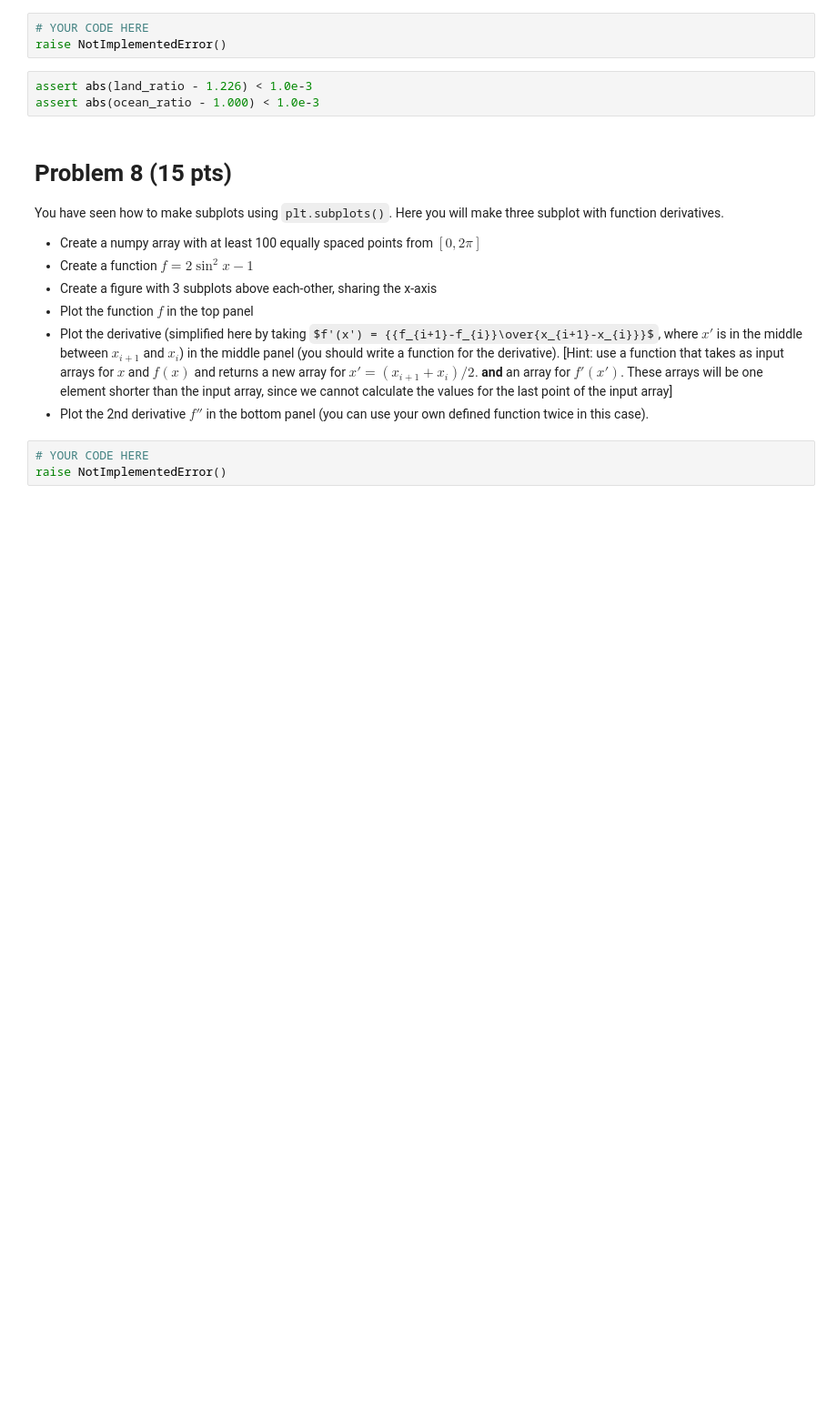
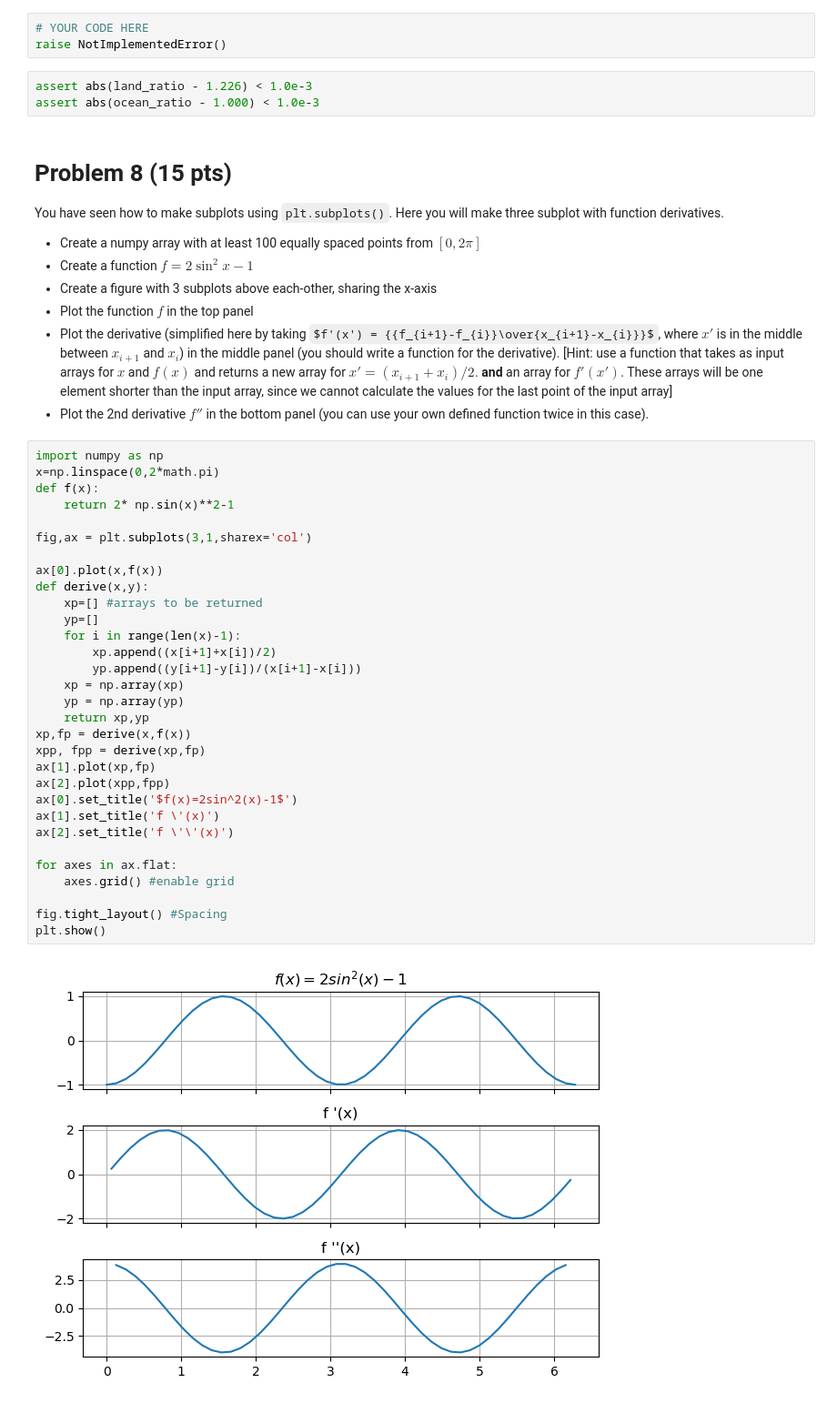
Before and after one commit to ufotermiten/SEE125_FINAL_LP2, a Jupyter notebook: SEE125_Final_LP2.ipynb, the cells around one changed output. Shown at 91% size. Saved outputs shown, nothing was run; the diff lists cells and outputs as text; some formulas as TeX source; blank space fills up the shorter version.

```diff
--- a/SEE125_Final_LP2.ipynb
+++ b/SEE125_Final_LP2.ipynb
@@ -440,5 +471,35 @@
 - Plot the derivative (simplified here by taking $f'(x') = {{f_{i+1}-f_{i}}\over{x_{i+1}-x_{i}}}$, where $x'$ is in the middle between $x_{i+1}$ and $x_i$) in the middle panel (you should write a function for the derivative). [Hint: use a function that takes as input arrays for $x$ and $f(x)$ and returns a new array for $x'=(x_{i+1}+x_{i})/2.$ **and** an array for $f'(x')$. These arrays will be one element shorter than the input array, since we cannot calculate the values for the last point of the input array]
 - Plot the 2nd derivative $f''$ in the bottom panel (you can use your own defined function twice in this case).
 # %%
-# YOUR CODE HERE
-raise NotImplementedError()
+import numpy as np
+x=np.linspace(0,2*math.pi)
+def f(x):
+    return 2* np.sin(x)**2-1
+
+fig,ax = plt.subplots(3,1,sharex='col')
+
+ax[0].plot(x,f(x))
+def derive(x,y):
+    xp=[] #arrays to be returned
+    yp=[]
+    for i in range(len(x)-1):
+        xp.append((x[i+1]+x[i])/2)
+        yp.append((y[i+1]-y[i])/(x[i+1]-x[i]))
+    xp = np.array(xp)
+    yp = np.array(yp)
+    return xp,yp
+xp,fp = derive(x,f(x))
+xpp, fpp = derive(xp,fp)
+ax[1].plot(xp,fp)
+ax[2].plot(xpp,fpp)
+ax[0].set_title('$f(x)=2sin^2(x)-1$')
+ax[1].set_title('f \'(x)')
+ax[2].set_title('f \'\'(x)')
+
+for axes in ax.flat:
+    axes.grid() #enable grid
+
+fig.tight_layout() #Spacing
+plt.show()
+# %% [output]
+[figure, added]
```
Also changed, not shown: parts of 6 cells of this notebook.
